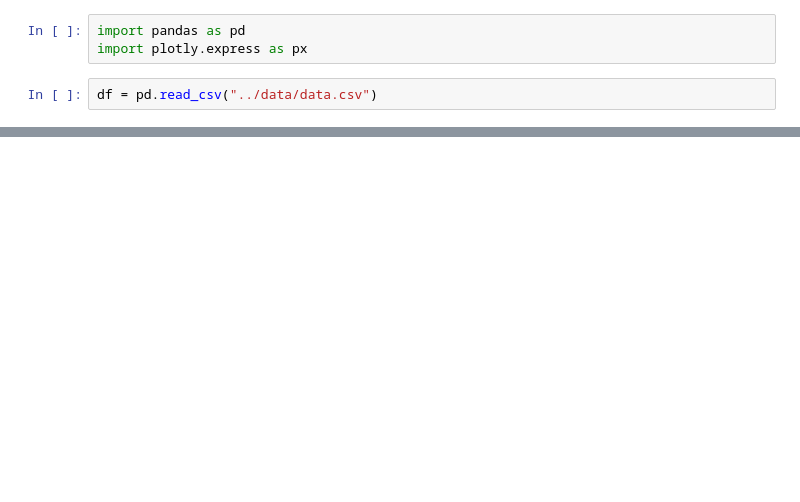
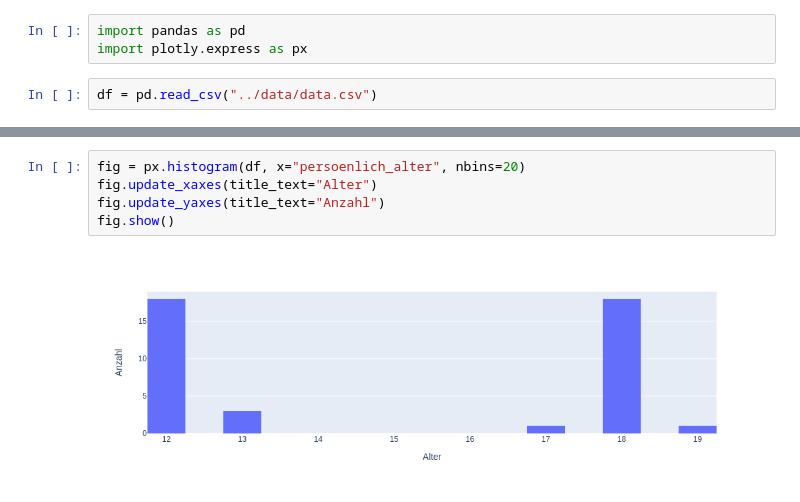
Before and after one commit to xp4u1/reading_study, a Jupyter notebook: data/notebooks/auswertung.ipynb, the cells around one changed output, grey strips where cells are left out. Saved outputs shown, nothing was run; the diff lists cells and outputs as text; blank space fills up the shorter version.

```diff
--- a/data/notebooks/auswertung.ipynb
+++ b/data/notebooks/auswertung.ipynb
@@ -37,0 +85,7 @@ df = df.dropna(subset=["reading_duration", "reading_count", "questions_duration"
+# %%
+fig = px.histogram(df, x="persoenlich_alter", nbins=20)
+fig.update_xaxes(title_text="Alter")
+fig.update_yaxes(title_text="Anzahl")
+fig.show()
+# %% [output]
+[figure, added]
```
Also changed, not shown: parts of 26 cells of this notebook.
